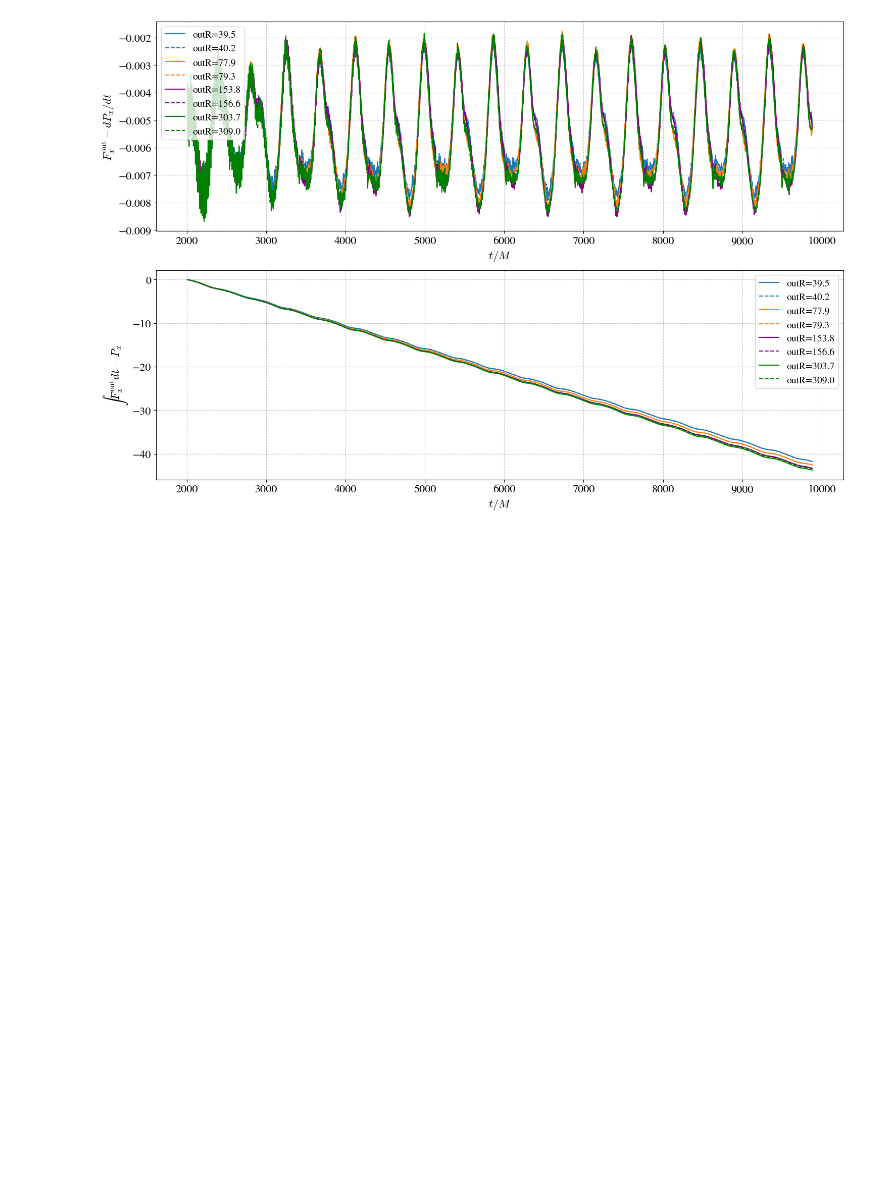
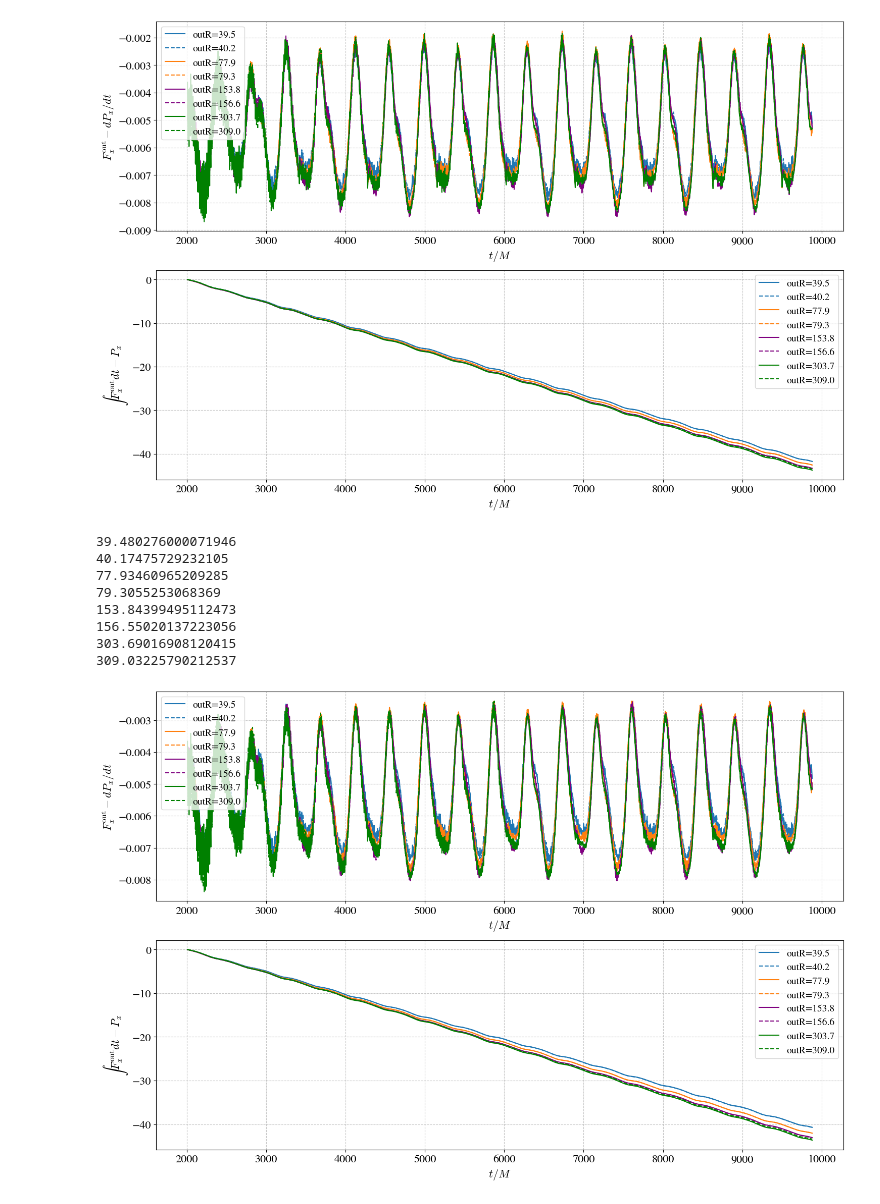
Before and after one commit to XinShuo-ph/plot_scripts, a Jupyter notebook: check_gamma_factor.ipynb, the cells around one changed output. Saved outputs shown, nothing was run; the diff lists cells and outputs as text; code cells hidden in the pictures; blank space fills up the shorter version.

```diff
--- a/check_gamma_factor.ipynb
+++ b/check_gamma_factor.ipynb
@@ -361,3 +361,75 @@ plt.show()
 303.69016908120415
 309.03225790212537
 [figure]
+# %%
+# check if the convergence looks better if we correct the surface integral by a factor of \psi^{-2}
+
+psipow_surface = -2
+psipow_surface_correction = -2
+psipow_volume = 2
+
+simname = '250528_BBH_r70_moreplots_restart'
+# Create a figure with two subplots side by side
+fig, (ax1, ax2) = plt.subplots(2, 1, figsize=(15, 10))
+
+for i, outR in enumerate(outRs):
+    print(outR)
+    # Load momentum data
+    results = np.load(plotdir+f"{simname}_2d_integrals_outR{outR:.1f}_excise{excise_factor}_psipow{psipow_volume:.1f}_parallel.npy")
+    results = results[1:]
+
+    # Load surface flux data
+    results_sur = np.load(plotdir+f"{simname}_2d_integrals_surface_outR{outR:.1f}_excise{excise_factor}_psipow{psipow_surface:.1f}_psipow_surface_correction{psipow_surface_correction:.1f}_parallel.npy")
+    results_sur = results_sur[1:]
+
+    # Extract momentum and derivative
+    momentum, derivative = extract_momentum_and_derivative(results)
+
+    # Determine color index and line style
+    color_idx = i // 2
+    style_idx = i % 2
+
+    # Upper panel: Plot F_out - dPx/dt
+    difference = -results_sur[:,1] - derivative
+    ax1.plot(results[:,0], difference,
+             color=colors[color_idx], linestyle=line_styles[style_idx],
+             label=f'outR={outR:.1f}')
+
+    # Lower panel: Plot integrated F_out - Px
+    # Calculate integrated F_out
+    dt_sur = results_sur[1,0] - results_sur[0,0]
+    cumulative_sum_sur = np.cumsum(results_sur[:,1])*dt_sur - results_sur[0,1]*dt_sur
+
+    # Calculate difference between integrated flux and momentum
+    integrated_difference = -cumulative_sum_sur - momentum
+
+    ax2.plot(results[:,0], integrated_difference,
+             color=colors[color_idx], linestyle=line_styles[style_idx],
+             label=f'outR={outR:.1f}')
+
+# Configure upper subplot
+ax1.set_xlabel('$t/M$', fontsize=fontsize)
+ax1.set_ylabel('$F^{\\mathrm{out}}_x - dP_x/dt$', fontsize=fontsize)
+ax1.tick_params(labelsize=fontsize)
+ax1.grid(True, linestyle='--', alpha=0.7)
+ax1.legend(fontsize=fontsize-2)
+
+# Configure lower subplot
+ax2.set_xlabel('$t/M$', fontsize=fontsize)
+ax2.set_ylabel('$\\int F^{\\mathrm{out}}_x dt - P_x$', fontsize=fontsize)
+ax2.tick_params(labelsize=fontsize)
+ax2.grid(True, linestyle='--', alpha=0.7)
+ax2.legend(fontsize=fontsize-2)
+
+plt.tight_layout()
+plt.show()
+# %% [output]
+39.480276000071946
+40.17475729232105
+77.93460965209285
+79.3055253068369
+153.84399495112473
+156.55020137223056
+303.69016908120415
+309.03225790212537
+[figure, added]
```
Also changed, not shown: parts of 3 cells of this notebook, 12 other files.
